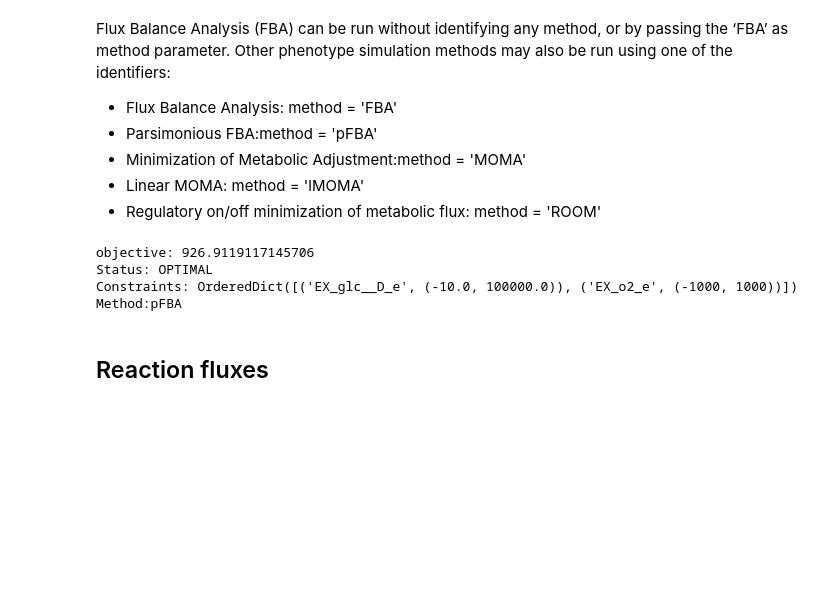
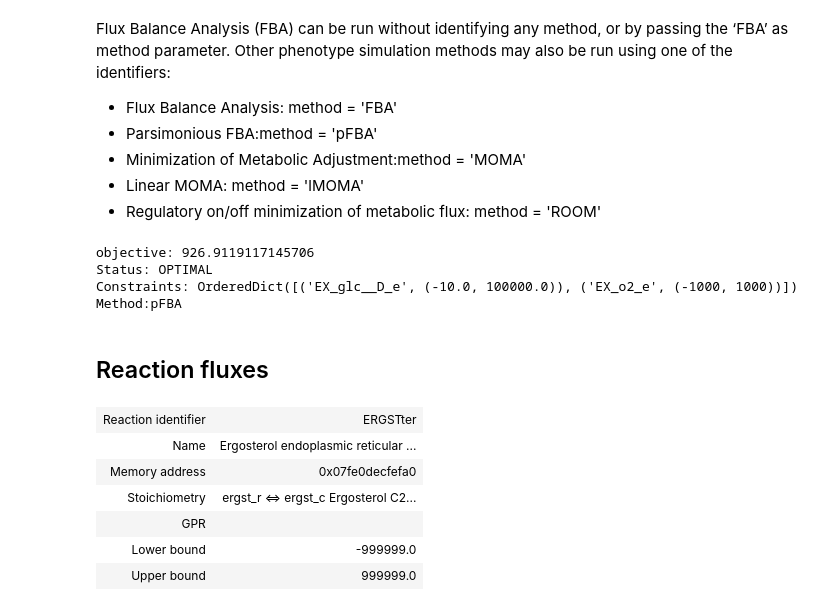
Before and after one commit to 27410/27410-group-assigment-group_3, a Jupyter notebook: misc/Bertram/Test_mewpy.ipynb, the cells around one changed output. Drawn from its saved outputs; the diff is of its cells as text; code cells hidden in the pictures; blank space fills up the shorter version.

```diff
--- a/misc/Bertram/Test_mewpy.ipynb
+++ b/misc/Bertram/Test_mewpy.ipynb
@@ -188,3 +197,13 @@ Constraints: OrderedDict([('EX_glc__D_e', (-10.0, 100000.0)), ('EX_o2_e', (-1000
 Method:pFBA
 # %% [markdown]
 ## Reaction fluxes
+# %%
+model.reactions.ERGSTter
+# %% [output]
+| Reaction identifier | ERGSTter |
+| Name | Ergosterol endoplasmic reticular ... |
+| Memory address | 0x07fe0decfefa0 |
+| Stoichiometry | ergst_r <=> ergst_c Ergosterol C2... |
+| GPR |  |
+| Lower bound | -999999.0 |
+| Upper bound | 999999.0 |
```
Also changed, not shown: parts of 34 cells of this notebook, 1 other file.
